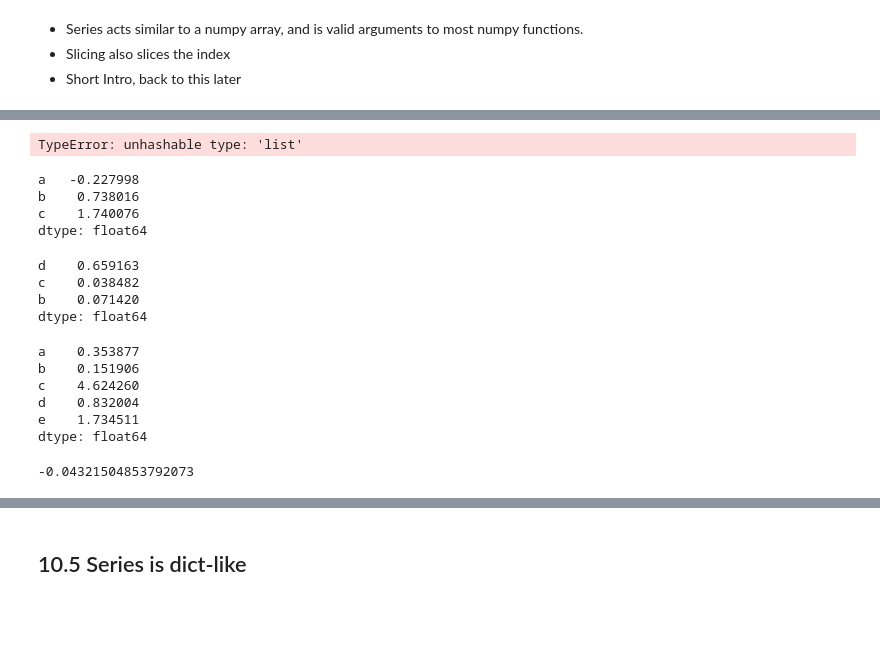
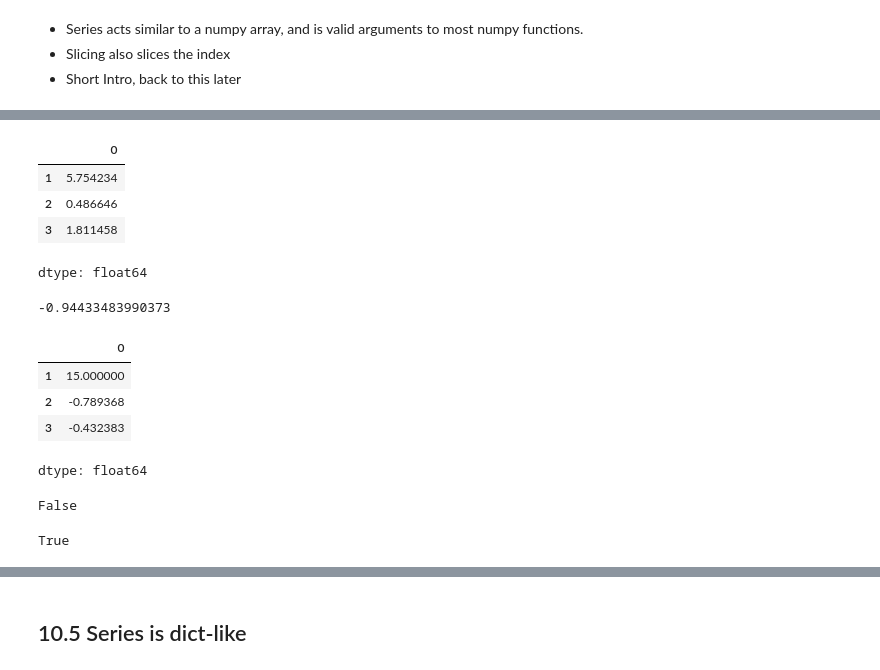
Before and after one commit to ShibaTheDog/Week1---Intro-to-Python, a Jupyter notebook: Introduction_to_Python.ipynb, the cells around one changed output, grey strips where cells are left out. Cells and saved outputs as stored; diff of their text form; code cells hidden in the pictures; blank space fills up the shorter version.

```diff
--- a/Introduction_to_Python.ipynb
+++ b/Introduction_to_Python.ipynb
@@ -1334,36 +1356,55 @@ dtype: float64
+# %%
+s = pd.Series(np.random.randn(5), index=['a', 'b', 'c', 'd', 'e'])
+np.exp(s)
+
+#returning the series with the indexes raised to the power of 2
+x = pd.Series(np.random.randn(3), index=[1, 2, 3])
+np.exp(x)
+# %% [output]
+|  | 0 |
+| 1 | 5.754234 |
+| 2 | 0.486646 |
+| 3 | 1.811458 |
+dtype: float64
 # %%
 s = pd.Series(np.random.randn(5), index=['a', 'b', 'c', 'd', 'e'])
-print(s.iloc([2,1,4]))
+s['b']
+
+#retrieving a single value from the series
+x = pd.Series(np.random.randn(3), index=[1, 2, 3])
+x[1]
 # %% [output]
-TypeError: unhashable type: 'list'
+-0.94433483990373
 # %%
 s = pd.Series(np.random.randn(5), index=['a', 'b', 'c', 'd', 'e'])
-print(s[:3])
+s['b']=12.
+s
+
+#creating a series and redefining the 1st index
+x = pd.Series(np.random.randn(3), index=[1, 2, 3])
+x[1]=15
+x
 # %% [output]
+|  | 0 |
+| 1 | 15.000000 |
+| 2 | -0.789368 |
+| 3 | -0.432383 |
-a   -0.227998
-b    0.738016
-c    1.740076
 dtype: float64
+# %%
+s = pd.Series(np.random.randn(5), index=['a', 'b', 'c', 'd', 'e'])
+'e' in s
+
+#creating a series and running a statement to check if 'y' is in the series
+x = pd.Series(np.random.randn(3), index=[1, 2, 3])
+'y' in x
+# %% [output]
+False
 # %%
 s = pd.Series(np.random.randn(5), index=['a', 'b', 'c', 'd', 'e'])
-print(s[[3,2,1]])
+'f' in s
+
+#creating a series and running a statement to check if 1 is in the series
+x = pd.Series(np.random.randn(3), index=[1, 2, 3])
+1 in x
 # %% [output]
-d    0.659163
-c    0.038482
-b    0.071420
-dtype: float64
+True
-# %%
-s = pd.Series(np.random.randn(5), index=['a', 'b', 'c', 'd', 'e'])
-np.exp(s)
-# %% [output]
-a    0.353877
-b    0.151906
-c    4.624260
-d    0.832004
-e    1.734511
-dtype: float64
-# %%
-s = pd.Series(np.random.randn(5), index=['a', 'b', 'c', 'd', 'e'])
-s['b']
-# %% [output]
--0.04321504853792073
```
Also changed, not shown: parts of 9 cells of this notebook.
